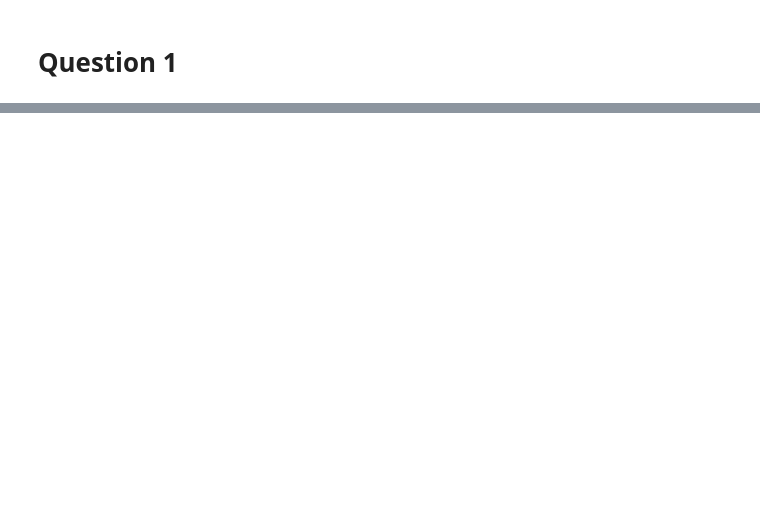
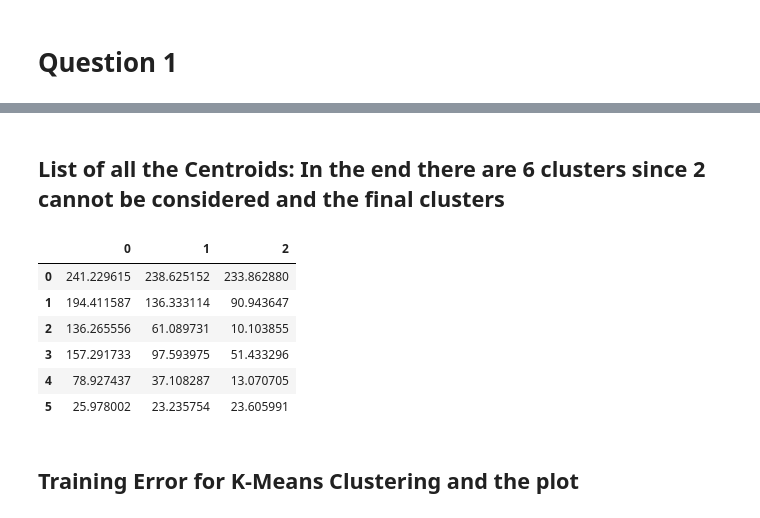
Before and after one commit to IC088/01.112-Machine-Learning-2019-Homework, a Jupyter notebook: HW2/HomeWork 2.ipynb, the cells around one changed output, grey strips where cells are left out. Saved outputs shown, nothing was run; the diff lists cells and outputs as text; code cells hidden in the pictures; blank space fills up the shorter version.

```diff
--- a/HW2/HomeWork 2.ipynb
+++ b/HW2/HomeWork 2.ipynb
@@ -32,0 +134,14 @@ x = np.array(data, dtype='float64')
+# %% [markdown]
+## List of all the Centroids: In the end there are 6 clusters since 2 cannot be considered and the final clusters
+# %%
+new_centroids
+# %% [output]
+|  | 0 | 1 | 2 |
+| 0 | 241.229615 | 238.625152 | 233.862880 |
+| 1 | 194.411587 | 136.333114 | 90.943647 |
+| 2 | 136.265556 | 61.089731 | 10.103855 |
+| 3 | 157.291733 | 97.593975 | 51.433296 |
+| 4 | 78.927437 | 37.108287 | 13.070705 |
+| 5 | 25.978002 | 23.235754 | 23.605991 |
+# %% [markdown]
+## Training Error for K-Means Clustering and the plot
```
Also changed, not shown: parts of 38 cells of this notebook, 13 other files.
